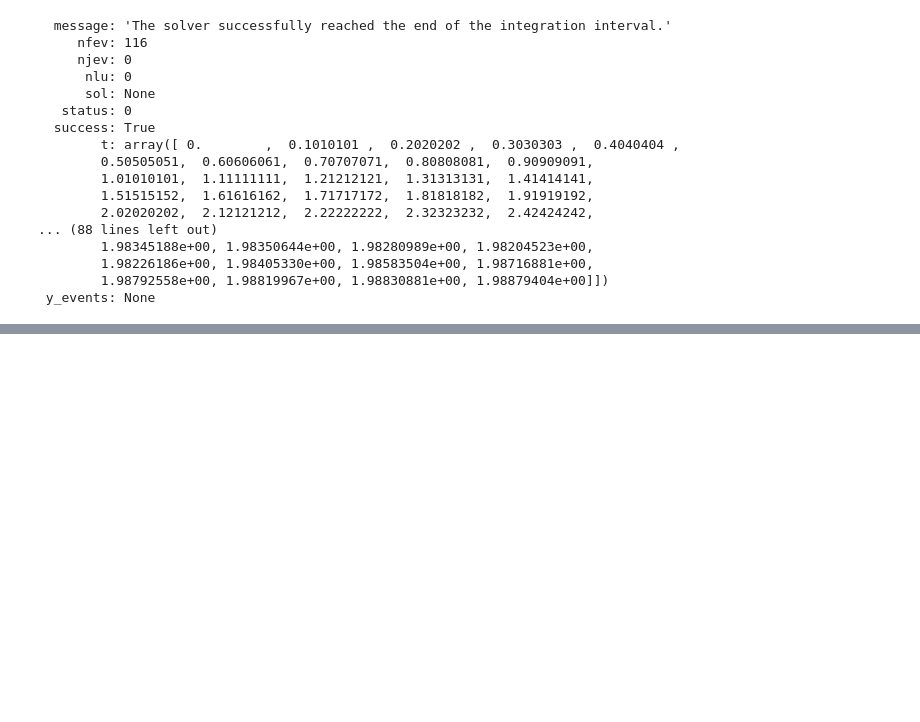
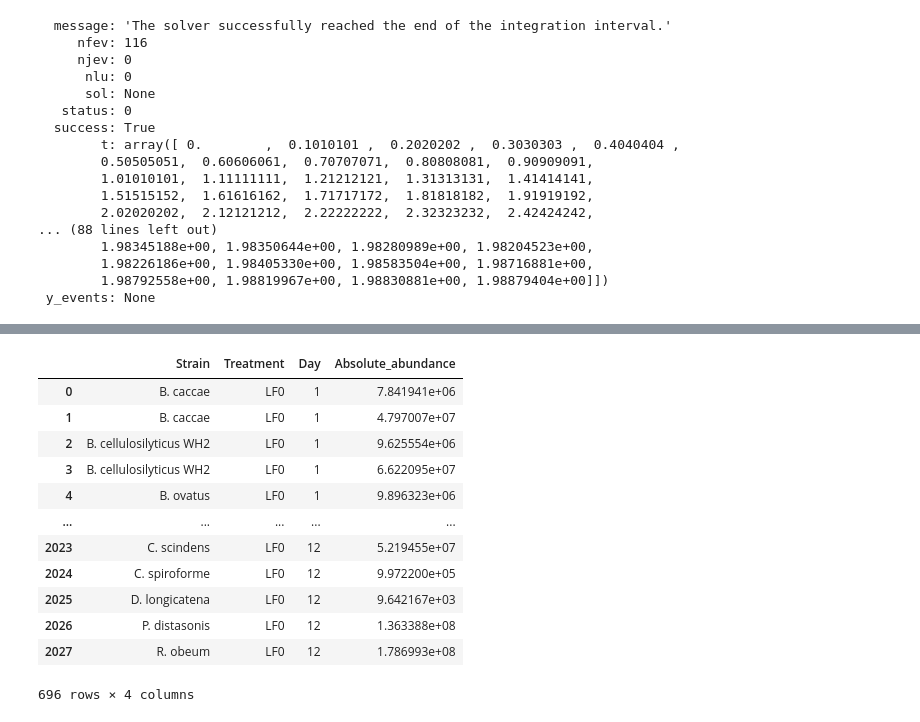
Before and after one commit to alejandrocs98/masters-thesis, a Jupyter notebook: gLV.ipynb, the cells around one changed output, grey strips where cells are left out. Cells and saved outputs as stored; diff of their text form; code cells hidden in the pictures; blank space fills up the shorter version.

```diff
--- a/gLV.ipynb
+++ b/gLV.ipynb
@@ -120,0 +146,17 @@ plt.show()
+# %%
+LF0_0 = dat[dat['Treatment'] == 'LF0'][dat['Day'] <=12].copy()
+LF0_0
+# %% [output]
+|  | Strain | Treatment | Day | Absolute_abundance |
+| 0 | B. caccae | LF0 | 1 | 7.841941e+06 |
+| 1 | B. caccae | LF0 | 1 | 4.797007e+07 |
+| 2 | B. cellulosilyticus WH2 | LF0 | 1 | 9.625554e+06 |
+| 3 | B. cellulosilyticus WH2 | LF0 | 1 | 6.622095e+07 |
+| 4 | B. ovatus | LF0 | 1 | 9.896323e+06 |
+| ... | ... | ... | ... | ... |
+| 2023 | C. scindens | LF0 | 12 | 5.219455e+07 |
+| 2024 | C. spiroforme | LF0 | 12 | 9.972200e+05 |
+| 2025 | D. longicatena | LF0 | 12 | 9.642167e+03 |
+| 2026 | P. distasonis | LF0 | 12 | 1.363388e+08 |
+| 2027 | R. obeum | LF0 | 12 | 1.786993e+08 |
+696 rows × 4 columns
```
Also changed, not shown: parts of 16 cells of this notebook.
